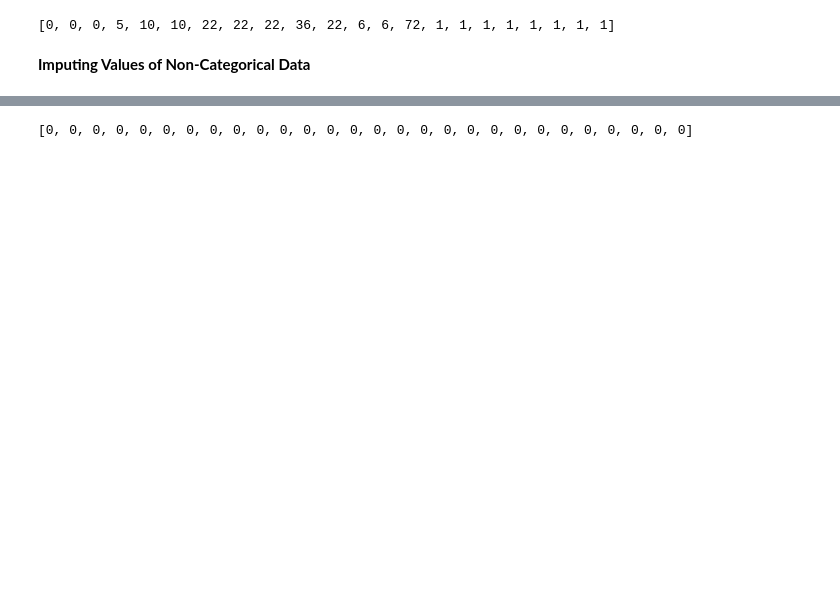
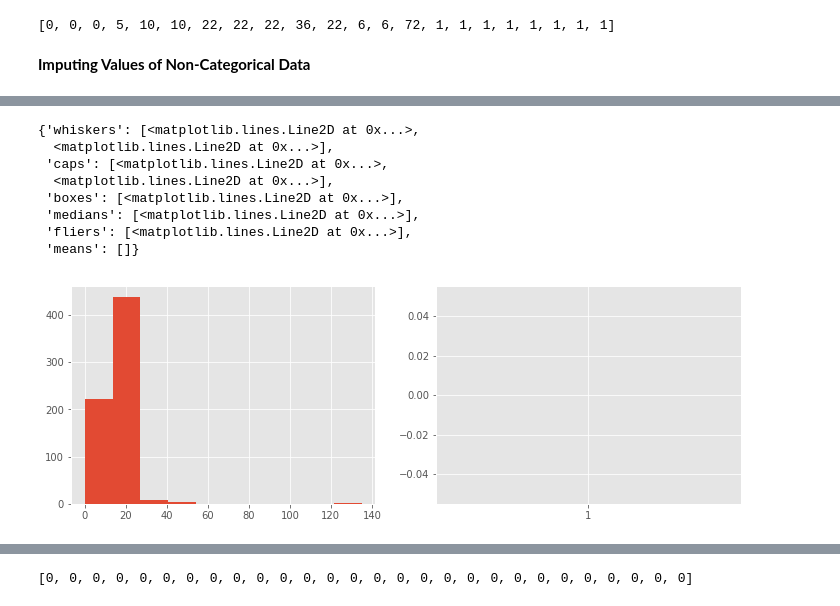
Before and after one commit to BA545-SP2019/2019-competition1-jkj, a Jupyter notebook: Descriptive and Impute.ipynb, the cells around one changed output, grey strips where cells are left out. Drawn from its saved outputs; the diff is of its cells as text; code cells hidden in the pictures; blank space fills up the shorter version.

```diff
--- a/Descriptive and Impute.ipynb
+++ b/Descriptive and Impute.ipynb
@@ -454,23 +119,0 @@ ax2.boxplot(x1)
-# %%
-#Using MEDIAN of column to fill in Continuous/Float columns
-#Using MODE of column to fill in Binary/Boolean columns
-comp_df['P(IPO)'].fillna(comp_df['P(IPO)'].median(), inplace=True)
-comp_df['P(H)'].fillna(comp_df['P(H)'].median(), inplace=True)
-comp_df['P(L)'].fillna(comp_df['P(L)'].median(), inplace=True)
-comp_df['P(1Day)'].fillna(comp_df['P(1Day)'].median(), inplace=True)
-comp_df['C1'].fillna(comp_df['C1'].median(), inplace=True)
-comp_df['C2'].fillna(comp_df['C2'].mode()[0], inplace=True)
-comp_df['C3'].fillna(comp_df['C3'].median(), inplace=True)
-comp_df['C4'].fillna(comp_df['C4'].median(), inplace=True)
-comp_df['C5'].fillna(comp_df['C5'].median(), inplace=True)
-comp_df['C6'].fillna(comp_df['C6'].median(), inplace=True)
-comp_df['C7'].fillna(comp_df['C7'].median(), inplace=True)
-comp_df['T1'].fillna(comp_df['T1'].median(), inplace=True)
-comp_df['T2'].fillna(comp_df['T2'].median(), inplace=True)
-comp_df['T3'].fillna(comp_df['T3'].median(), inplace=True)
-comp_df['T4'].fillna(comp_df['T4'].median(), inplace=True)
-comp_df['T5'].fillna(comp_df['T5'].median(), inplace=True)
-comp_df['S1'].fillna(comp_df['S1'].median(), inplace=True)
-comp_df['S2'].fillna(comp_df['S2'].median(), inplace=True)
-comp_df['S3'].fillna(comp_df['S3'].median(), inplace=True)
-comp_df.head(15)
@@ -495,4 +119,0 @@ comp_df.head(15)
-# %%
-# Creating Target Variable Y1 = Pre-IPO Price Revision
-comp_df['Y1']= np.where(comp_df['P(IPO)']<((comp_df['P(H)']+comp_df['P(L)'])/2), 1, 0)
-comp_df.head()
@@ -518,0 +138,18 @@ comp_df.head()
+# %%
+# Histogram & Box Plot to look at Central Tendancy for each column
+fig = plt.figure(figsize=(12, 4))
+ax1 = fig.add_subplot(1,2,1)
+ax2 = fig.add_subplot(1,2,2)
+ax1.hist(comp_df['P_H'])
+ax2.boxplot(comp_df['P_H'])
+# Not Normalized, use Median to impute
+# %% [output]
+{'whiskers': [<matplotlib.lines.Line2D at 0x...>,
+  <matplotlib.lines.Line2D at 0x...>],
+ 'caps': [<matplotlib.lines.Line2D at 0x...>,
+  <matplotlib.lines.Line2D at 0x...>],
+ 'boxes': [<matplotlib.lines.Line2D at 0x...>],
+ 'medians': [<matplotlib.lines.Line2D at 0x...>],
+ 'fliers': [<matplotlib.lines.Line2D at 0x...>],
+ 'means': []}
+[figure, added]
```
Also changed, not shown: parts of 56 cells of this notebook, 19 other files.
